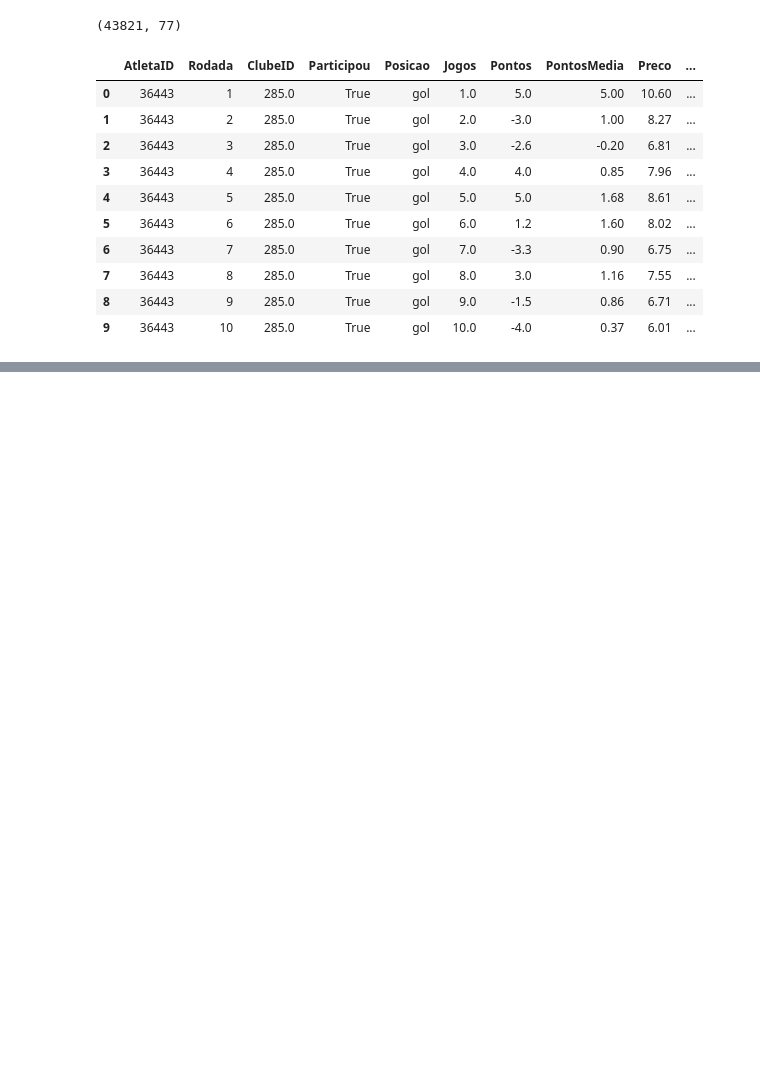
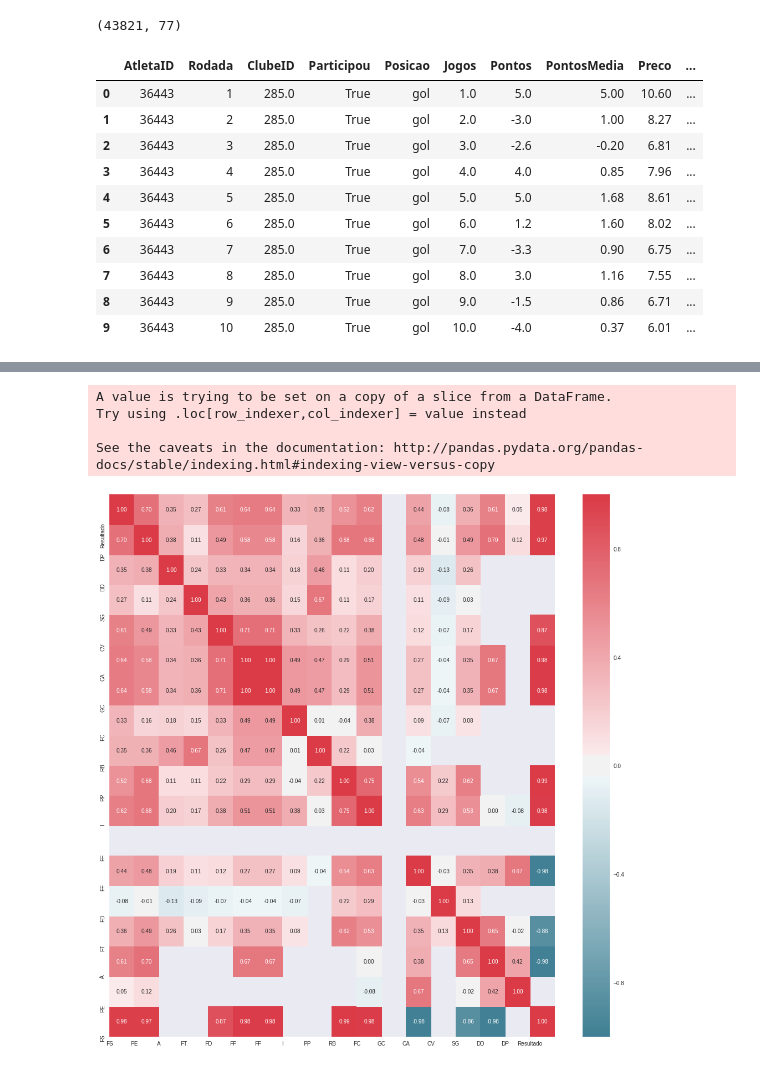
Before and after one commit to gillesvtsilvano/Linear-Regression, a Jupyter notebook: Homework 04 - Clustering/CaRtola.ipynb, the cells around one changed output, grey strips where cells are left out. Drawn from its saved outputs; the diff is of its cells as text; code cells hidden in the pictures; blank space fills up the shorter version.

Commit message:
Seaborn heatmap

```diff
--- a/Homework 04 - Clustering/CaRtola.ipynb
+++ b/Homework 04 - Clustering/CaRtola.ipynb
@@ -103,3 +94,32 @@ df_2018 = pd.concat(df_dict.values())
+# %%
+import seaborn as sns
+
+df_2018na = df_2018.fillna(0)
+
+df_2018_ = df_2018[['FS', 'PE', 'A', 'FT', 'FD', 'FF', 'FF', 'I', 'PP',
+                    'RB', 'FC', 'GC', 'CA', 'CV', 'SG', 'DD', 'DP']]
+
+df_2018_['Resultado'] = df_2018['G'].apply(float) - df_2018['GS'].apply(float)
+corr = df_2018_.corr()
+
+l = len(corr.columns)
+
+fig, ax = plt.subplots(figsize=(l, l))
+
+colormap = sns.diverging_palette(220, 10, as_cmap=True)
+
+sns.heatmap(corr, cmap=colormap, annot=True, fmt=".2f")
+
+plt.xticks(range(l), corr.columns)
+plt.yticks(range(l), corr.columns)
+
+plt.show()
+# %% [output]
+A value is trying to be set on a copy of a slice from a DataFrame.
+Try using .loc[row_indexer,col_indexer] = value instead
+
+See the caveats in the documentation: http://pandas.pydata.org/pandas-docs/stable/indexing.html#indexing-view-versus-copy
+[figure, added]
 # %%
 matches = pd.read_csv('2018/2018_partidas.csv', index_col=0)
 
```
Also changed, not shown: parts of 3 cells of this notebook.
